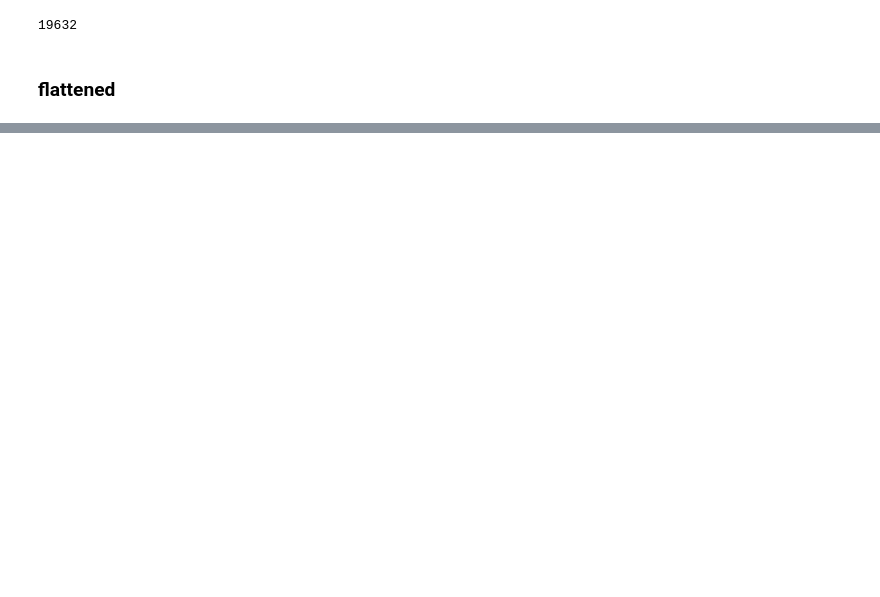
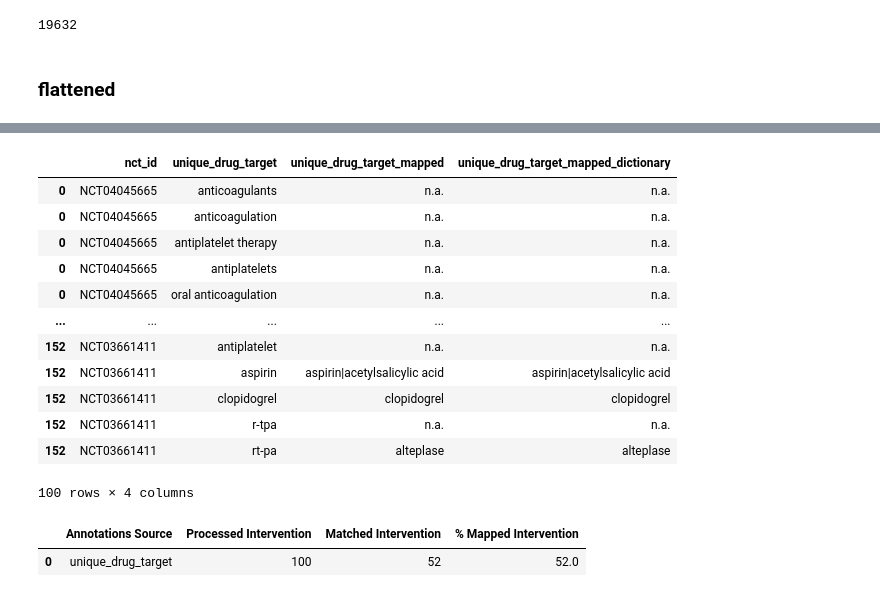
Before and after one commit to Ineichen-Group/NeuroTrialAnalysis, a Jupyter notebook: 01-process-NER-annotations.ipynb, the cells around one changed output, grey strips where cells are left out. Drawn from its saved outputs; the diff is of its cells as text; code cells hidden in the pictures; blank space fills up the shorter version.

Commit message:
incl NER test set to dict mapping

```diff
--- a/01-process-NER-annotations.ipynb
+++ b/01-process-NER-annotations.ipynb
@@ -739,0 +751,57 @@ df_exploded.head()
+# %%
+def lookup_canonical(conditions_list, synonyms_dict):
+    canonical_list = []
+    match_count = 0  # Count for conditions matching the dictionary
+    processed_count = 0  # Count for all processed conditions
+    same_condition_count = 0  # Count for conditions that are the same as looked up
+    if isinstance(conditions_list, str):
+        for condition in conditions_list.split('|'):
+            original_condition = condition  # Keep the original condition
+            condition = condition.lower().strip()
+            if condition in {"none", "", "none."}:
+                continue  # Skip irrelevant or placeholder conditions
+            processed_count += 1  # Increment for every non-skipped condition
+            if condition in synonyms_dict:
+                if any(syn == original_condition for syn in synonyms_dict[condition]):
+                    same_condition_count += 1
+                canonical_list.extend(synonyms_dict[condition])
+                match_count += 1  # Increment only when a match is found
+            else:
+                canonical_list.append("n.a.")
+
+    else:
+        return '', 0, 0, 0  # Return empty string and zero counts if input is not valid
+    return '|'.join(canonical_list), match_count, processed_count, same_condition_count
+# %%
+def process_dataframe(df, synonyms_dict, col_with_annotations):
+    match_counts = {}
+    processed_counts = {}
+    same_condition_counts = {}
+
+    column = col_with_annotations
+    mapped_col = column + "_mapped_dictionary"
+    results = df[col_with_annotations].apply(lambda x: lookup_canonical(x, synonyms_dict))
+    df.loc[:, mapped_col] = [result[0] for result in results]
+    match_counts[column] = sum(result[1] for result in results)  # Sum all matches for the column
+    processed_counts[column] = sum(result[2] for result in results)  # Sum all processed conditions for the column
+    same_condition_counts[column] = sum(result[3] for result in results)  # Sum cases where condition was unchanged
+
+    return df, match_counts, processed_counts, same_condition_counts
+# %%
+df_drugs_mapped, match_counts, processed_counts, same_condition_counts = process_dataframe(drug_testset, drug_variant_to_canonical, "unique_drug_target")
+# %%
+df_drugs_mapped
+# %% [output]
+|  | nct_id | unique_drug_target | unique_drug_target_mapped | unique_drug_target_mapped_dictionary |
+| 0 | NCT04045665 | anticoagulants | n.a. | n.a. |
+| 0 | NCT04045665 | anticoagulation | n.a. | n.a. |
+| 0 | NCT04045665 | antiplatelet therapy | n.a. | n.a. |
+| 0 | NCT04045665 | antiplatelets | n.a. | n.a. |
+| 0 | NCT04045665 | oral anticoagulation | n.a. | n.a. |
+| ... | ... | ... | ... | ... |
+| 152 | NCT03661411 | antiplatelet | n.a. | n.a. |
+| 152 | NCT03661411 | aspirin | aspirin|acetylsalicylic acid | aspirin|acetylsalicylic acid |
+| 152 | NCT03661411 | clopidogrel | clopidogrel | clopidogrel |
+| 152 | NCT03661411 | r-tpa | n.a. | n.a. |
+| 152 | NCT03661411 | rt-pa | alteplase | alteplase |
+100 rows × 4 columns
@@ -739,0 +810,15 @@ df_exploded.head()
+# %%
+counts_df_interventions = pd.DataFrame({
+    'Processed Intervention': processed_counts,
+    'Matched Intervention': match_counts,
+    #'Same Condition Counts': same_condition_counts
+})
+
+counts_df_interventions['% Mapped Intervention'] = round((counts_df_interventions['Matched Intervention'] / counts_df_interventions['Processed Intervention']) * 100, 2)
+counts_df_interventions.reset_index(inplace=True)
+counts_df_interventions.rename(columns={'index': 'Annotations Source'}, inplace=True)
+
+counts_df_interventions
+# %% [output]
+|  | Annotations Source | Processed Intervention | Matched Intervention | % Mapped Intervention |
+| 0 | unique_drug_target | 100 | 52 | 52.0 |
```
Also changed, not shown: parts of 13 cells of this notebook.
